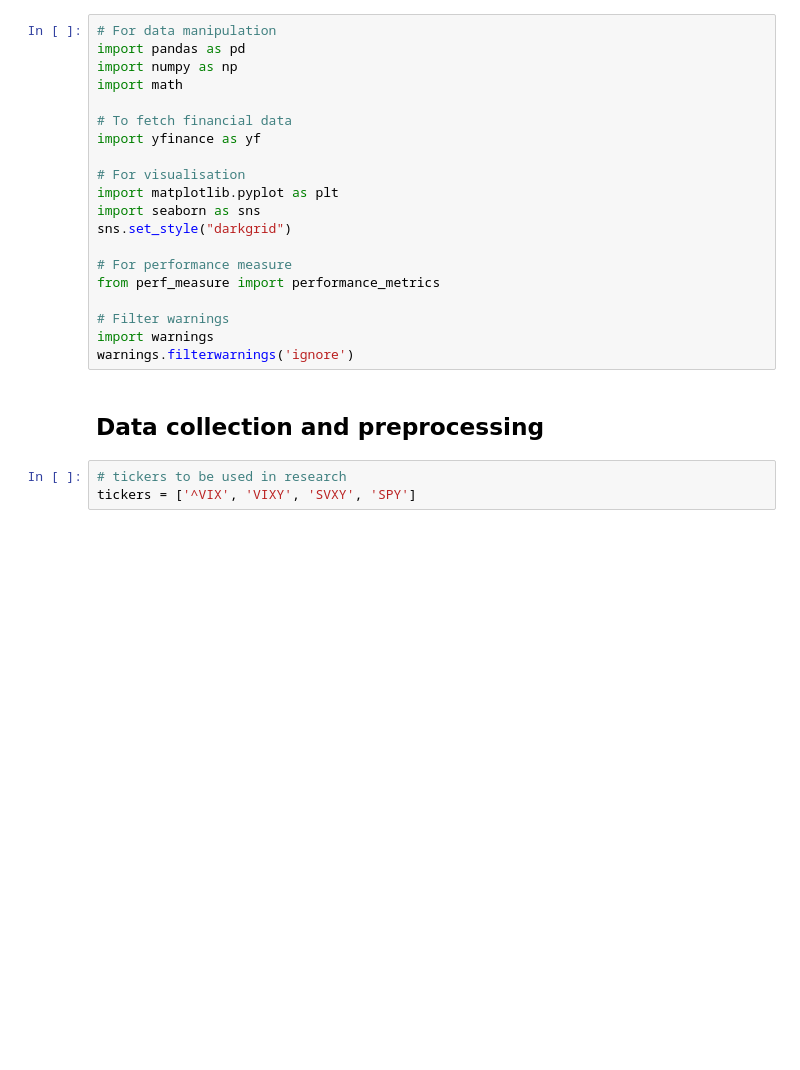
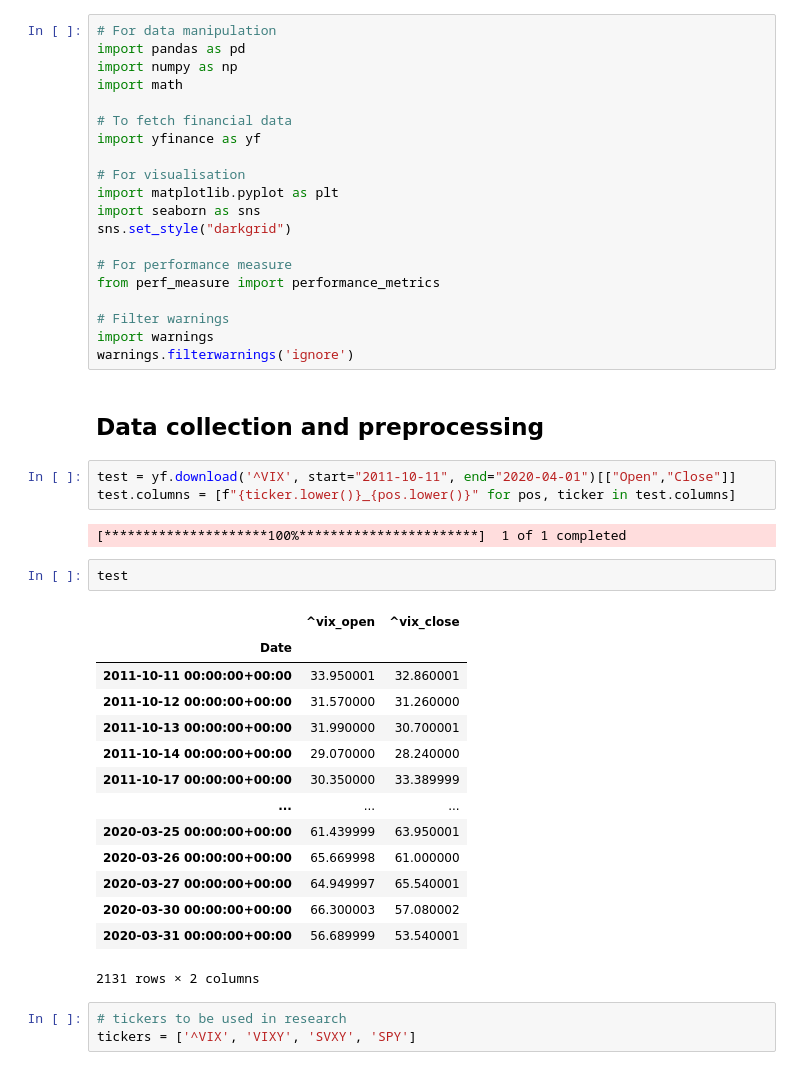
Before and after one commit to peterchettiar/trading-volatility, a Jupyter notebook: trading_vol_strat_research.ipynb, the cells around one changed output. Drawn from its saved outputs; the diff is of its cells as text; blank space fills up the shorter version.

```diff
--- a/trading_vol_strat_research.ipynb
+++ b/trading_vol_strat_research.ipynb
@@ -22,6 +22,28 @@ import warnings
 warnings.filterwarnings('ignore')
 # %% [markdown]
 ## Data collection and preprocessing
+# %%
+test = yf.download('^VIX', start="2011-10-11", end="2020-04-01")[["Open","Close"]]
+test.columns = [f"{ticker.lower()}_{pos.lower()}" for pos, ticker in test.columns]
+# %% [output]
+[*********************100%***********************]  1 of 1 completed
+# %%
+test
+# %% [output]
+|  | ^vix_open | ^vix_close |
+| Date |  |  |
+| 2011-10-11 00:00:00+00:00 | 33.950001 | 32.860001 |
+| 2011-10-12 00:00:00+00:00 | 31.570000 | 31.260000 |
+| 2011-10-13 00:00:00+00:00 | 31.990000 | 30.700001 |
+| 2011-10-14 00:00:00+00:00 | 29.070000 | 28.240000 |
+| 2011-10-17 00:00:00+00:00 | 30.350000 | 33.389999 |
+| ... | ... | ... |
+| 2020-03-25 00:00:00+00:00 | 61.439999 | 63.950001 |
+| 2020-03-26 00:00:00+00:00 | 65.669998 | 61.000000 |
+| 2020-03-27 00:00:00+00:00 | 64.949997 | 65.540001 |
+| 2020-03-30 00:00:00+00:00 | 66.300003 | 57.080002 |
+| 2020-03-31 00:00:00+00:00 | 56.689999 | 53.540001 |
+2131 rows × 2 columns
 # %%
 # tickers to be used in research
 tickers = ['^VIX', 'VIXY', 'SVXY', 'SPY']
```
Also changed, not shown: parts of 8 cells of this notebook, 1 other file.
